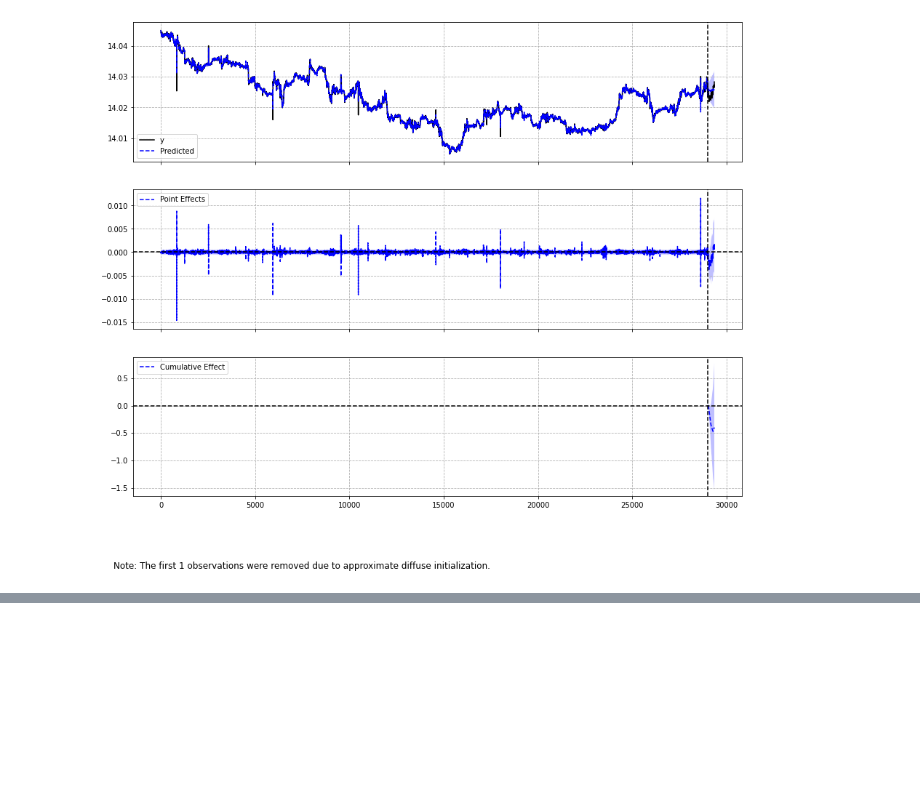
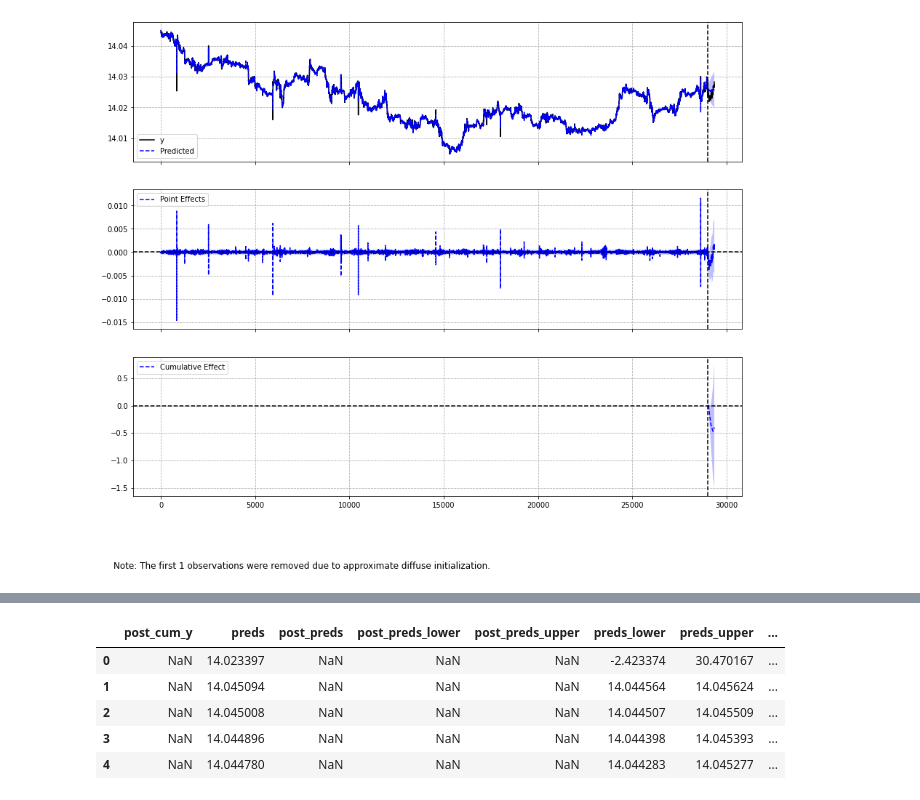
Before and after one commit to saritmaitra/Forex_VAR-VECM, a Jupyter notebook: Casual_Impact.ipynb, the cells around one changed output, grey strips where cells are left out. Drawn from its saved outputs; the diff is of its cells as text; code cells hidden in the pictures; blank space fills up the shorter version.

```diff
--- a/Casual_Impact.ipynb
+++ b/Casual_Impact.ipynb
@@ -169,0 +148,9 @@ ci.plot(panels=['original', 'pointwise'], figsize=(15, 12))
+# %%
+ci.inferences.head()
+# %% [output]
+|  | post_cum_y | preds | post_preds | post_preds_lower | post_preds_upper | preds_lower | preds_upper | ... |
+| 0 | NaN | 14.023397 | NaN | NaN | NaN | -2.423374 | 30.470167 | ... |
+| 1 | NaN | 14.045094 | NaN | NaN | NaN | 14.044564 | 14.045624 | ... |
+| 2 | NaN | 14.045008 | NaN | NaN | NaN | 14.044507 | 14.045509 | ... |
+| 3 | NaN | 14.044896 | NaN | NaN | NaN | 14.044398 | 14.045393 | ... |
+| 4 | NaN | 14.044780 | NaN | NaN | NaN | 14.044283 | 14.045277 | ... |
```
Also changed, not shown: parts of 3 cells of this notebook.
